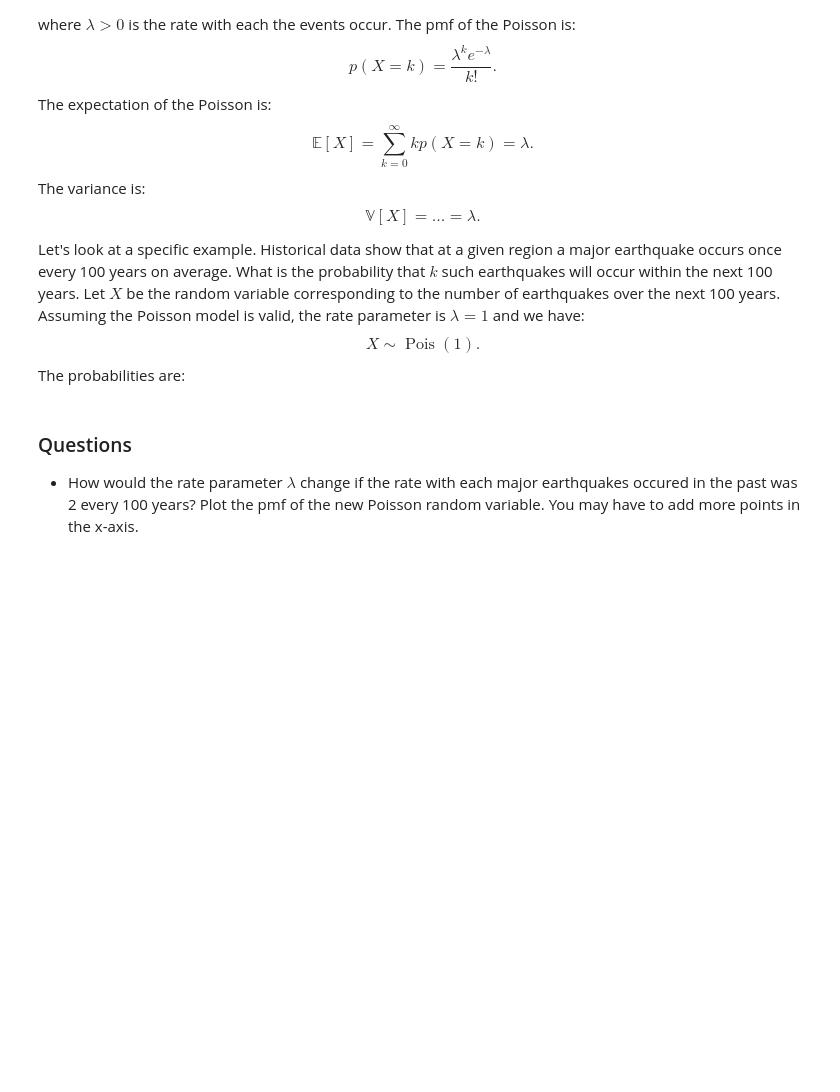
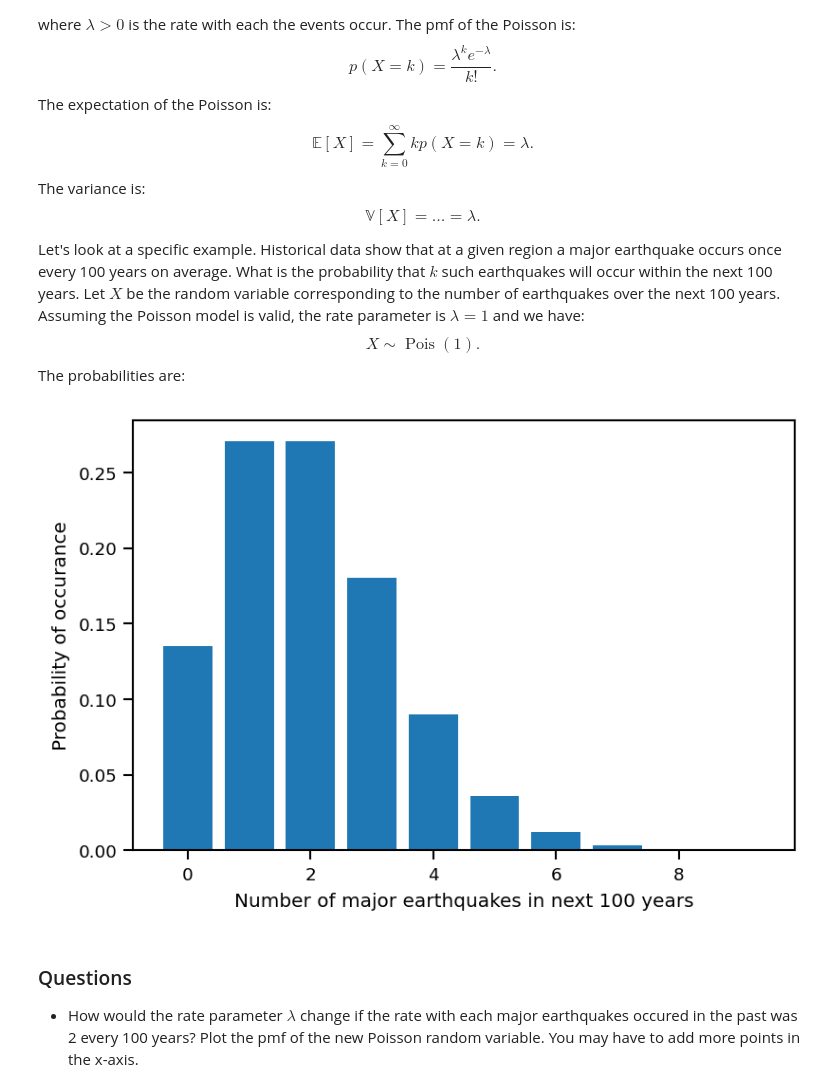
Before and after one commit to isaacdbowser/data-analytics-se, a Jupyter notebook: activities/hands-on-03.ipynb, the cells around one changed output. Saved outputs shown, nothing was run; the diff lists cells and outputs as text; code cells hidden in the pictures; blank space fills up the shorter version.

```diff
--- a/activities/hands-on-03.ipynb
+++ b/activities/hands-on-03.ipynb
@@ -276,12 +300,14 @@ X\sim \operatorname{Pois}(1).
 $$
 The probabilities are:
 # %%
-X = st.poisson(1.0)
-ks = range(6)
+X = st.poisson(2.0)
+ks = range(10)
 fig, ax = plt.subplots(dpi=150)
 ax.bar(ks, X.pmf(ks))
 ax.set_xlabel('Number of major earthquakes in next 100 years')
 ax.set_ylabel('Probability of occurance');
+# %% [output]
+[figure, added]
 # %% [markdown]
 ### Questions
 
```
Also changed, not shown: parts of 16 cells of this notebook, 3 other files.
